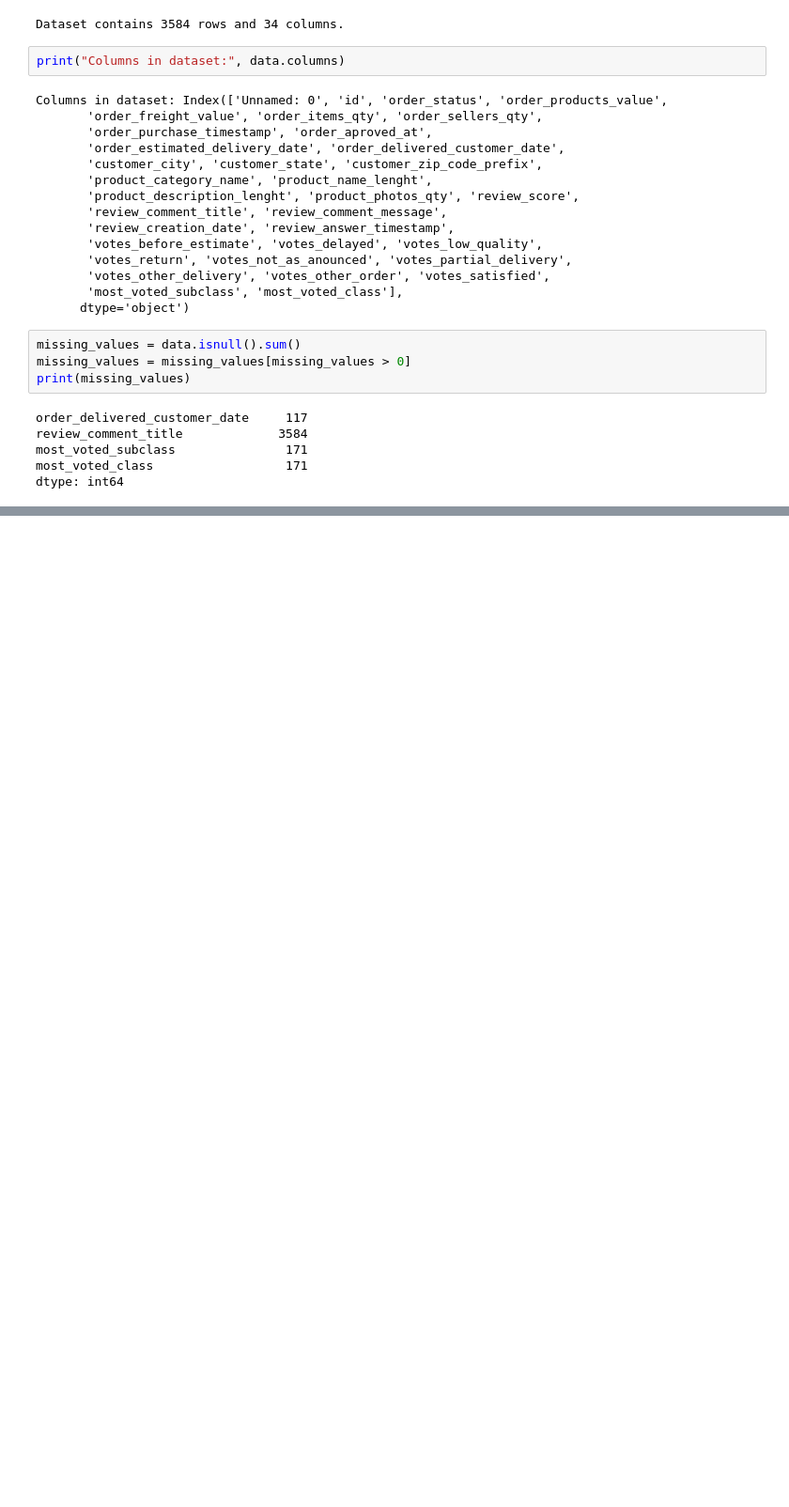
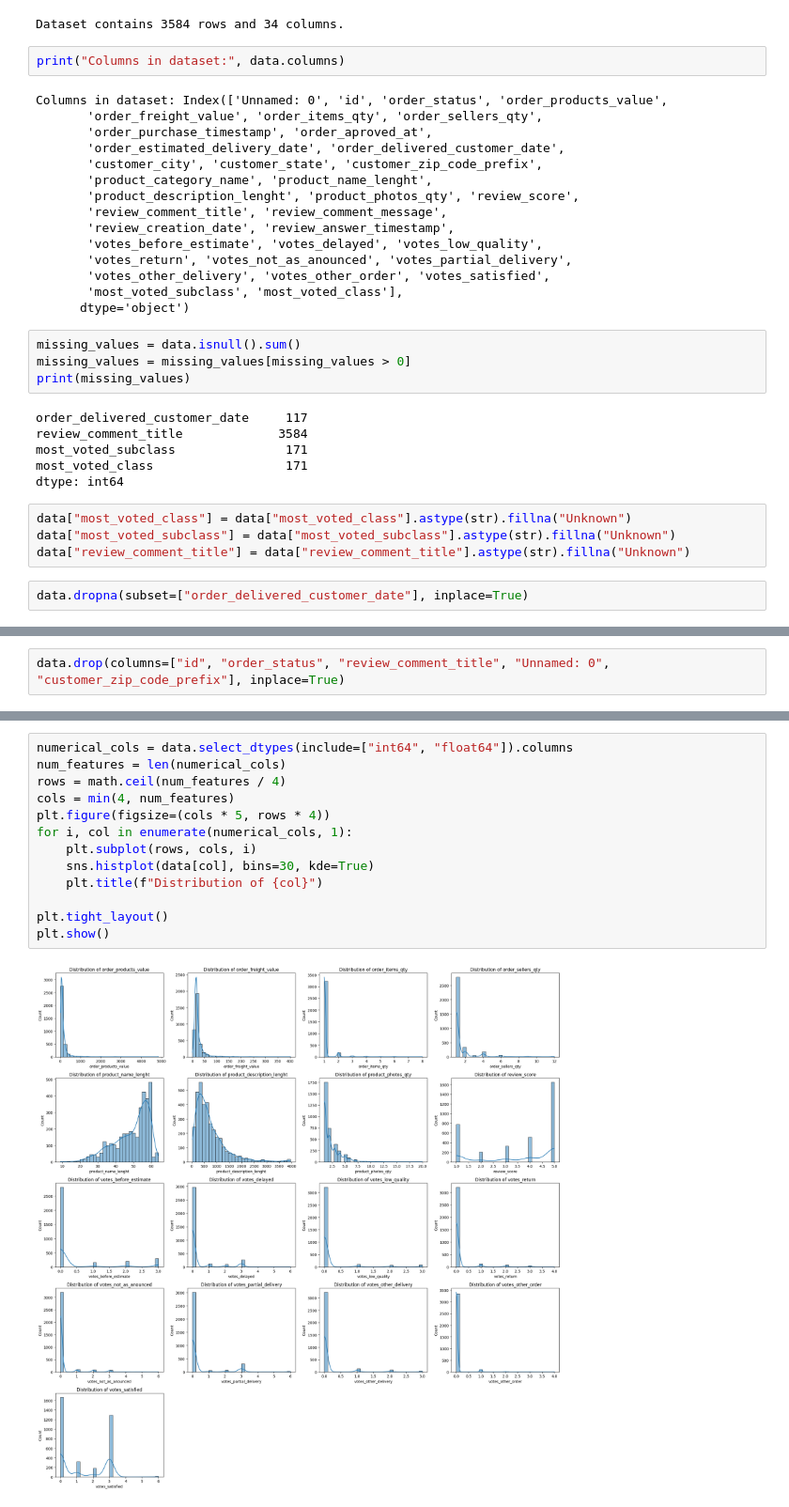
Before and after one commit to Cynthiachelangat/CustomerSentiments, a Jupyter notebook: sentiment.ipynb, the cells around one changed output, grey strips where cells are left out. Shown: that part at 94% size. Saved outputs shown, nothing was run; the diff lists cells and outputs as text; blank space fills up the shorter version.

Commit message:
Exploratory Data Analysis

```diff
--- a/sentiment.ipynb
+++ b/sentiment.ipynb
@@ -106,3 +105,9 @@ review_comment_title             3584
 most_voted_subclass               171
 most_voted_class                  171
 dtype: int64
+# %%
+data["most_voted_class"] = data["most_voted_class"].astype(str).fillna("Unknown")
+data["most_voted_subclass"] = data["most_voted_subclass"].astype(str).fillna("Unknown")
+data["review_comment_title"] = data["review_comment_title"].astype(str).fillna("Unknown")
+# %%
+data.dropna(subset=["order_delivered_customer_date"], inplace=True)
@@ -108,0 +134,2 @@ dtype: int64
+# %%
+data.drop(columns=["id", "order_status", "review_comment_title", "Unnamed: 0", "customer_zip_code_prefix"], inplace=True)
@@ -108,0 +178,15 @@ dtype: int64
+# %%
+numerical_cols = data.select_dtypes(include=["int64", "float64"]).columns
+num_features = len(numerical_cols)
+rows = math.ceil(num_features / 4)
+cols = min(4, num_features)
+plt.figure(figsize=(cols * 5, rows * 4))
+for i, col in enumerate(numerical_cols, 1):
+    plt.subplot(rows, cols, i)
+    sns.histplot(data[col], bins=30, kde=True)
+    plt.title(f"Distribution of {col}")
+
+plt.tight_layout()
+plt.show()
+# %% [output]
+[figure, added]
```
Also changed, not shown: parts of 16 cells of this notebook.
